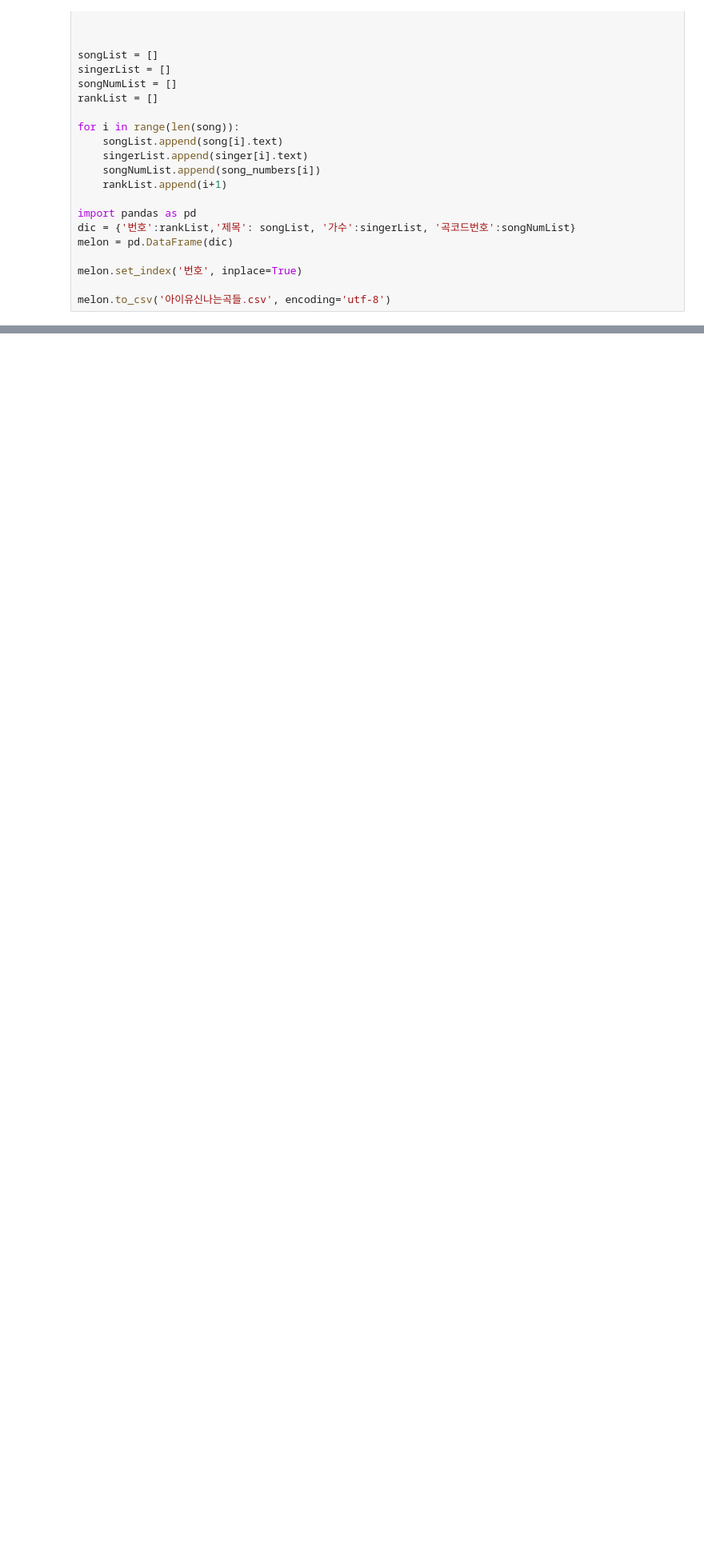
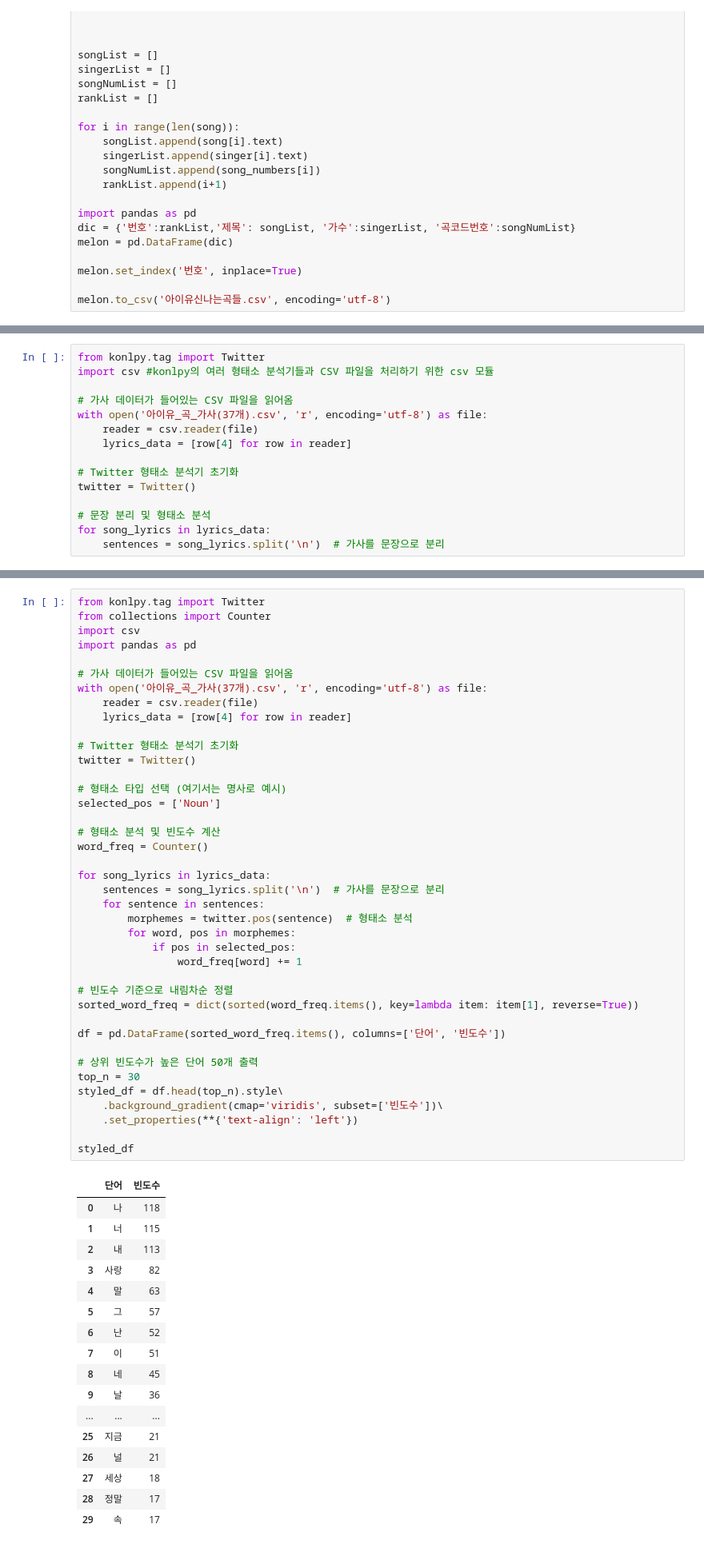
Before and after one commit to puretension/Machine-Learning-Basics, a Jupyter notebook: 일기기반음악추천프로젝트/melon_iu_crawling.ipynb, the cells around one changed output, grey strips where cells are left out. Shown at 80% size. Drawn from its saved outputs; the diff is of its cells as text; blank space fills up the shorter version.

```diff
--- a/일기기반음악추천프로젝트/melon_iu_crawling.ipynb
+++ b/일기기반음악추천프로젝트/melon_iu_crawling.ipynb
@@ -73,0 +87,15 @@ melon.to_csv('아이유_곡_가사.csv', encoding='utf-8')
+# %%
+from konlpy.tag import Twitter
+import csv #konlpy의 여러 형태소 분석기들과 CSV 파일을 처리하기 위한 csv 모듈
+
+# 가사 데이터가 들어있는 CSV 파일을 읽어옴
+with open('아이유_곡_가사(37개).csv', 'r', encoding='utf-8') as file:
+    reader = csv.reader(file)
+    lyrics_data = [row[4] for row in reader]
+
+# Twitter 형태소 분석기 초기화
+twitter = Twitter()
+
+# 문장 분리 및 형태소 분석
+for song_lyrics in lyrics_data:
+    sentences = song_lyrics.split('\n')  # 가사를 문장으로 분리
@@ -73,0 +151,58 @@ melon.to_csv('아이유_곡_가사.csv', encoding='utf-8')
+# %%
+from konlpy.tag import Twitter
+from collections import Counter
+import csv
+import pandas as pd
+
+# 가사 데이터가 들어있는 CSV 파일을 읽어옴
+with open('아이유_곡_가사(37개).csv', 'r', encoding='utf-8') as file:
+    reader = csv.reader(file)
+    lyrics_data = [row[4] for row in reader]
+
+# Twitter 형태소 분석기 초기화
+twitter = Twitter()
+
+# 형태소 타입 선택 (여기서는 명사로 예시)
+selected_pos = ['Noun']
+
+# 형태소 분석 및 빈도수 계산
+word_freq = Counter()
+
+for song_lyrics in lyrics_data:
+    sentences = song_lyrics.split('\n')  # 가사를 문장으로 분리
+    for sentence in sentences:
+        morphemes = twitter.pos(sentence)  # 형태소 분석
+        for word, pos in morphemes:
+            if pos in selected_pos:
+                word_freq[word] += 1
+
+# 빈도수 기준으로 내림차순 정렬
+sorted_word_freq = dict(sorted(word_freq.items(), key=lambda item: item[1], reverse=True))
+
+df = pd.DataFrame(sorted_word_freq.items(), columns=['단어', '빈도수'])
+
+# 상위 빈도수가 높은 단어 50개 출력
+top_n = 30
+styled_df = df.head(top_n).style\
+    .background_gradient(cmap='viridis', subset=['빈도수'])\
+    .set_properties(**{'text-align': 'left'})
+
+styled_df
+# %% [output]
+|  | 단어 | 빈도수 |
+| 0 | 나 | 118 |
+| 1 | 너 | 115 |
+| 2 | 내 | 113 |
+| 3 | 사랑 | 82 |
+| 4 | 말 | 63 |
+| 5 | 그 | 57 |
+| 6 | 난 | 52 |
+| 7 | 이 | 51 |
+| 8 | 네 | 45 |
+| 9 | 날 | 36 |
+| ... | ... | ... |
+| 25 | 지금 | 21 |
+| 26 | 널 | 21 |
+| 27 | 세상 | 18 |
+| 28 | 정말 | 17 |
+| 29 | 속 | 17 |
```
Also changed, not shown: parts of 16 cells of this notebook, 20 other files.
